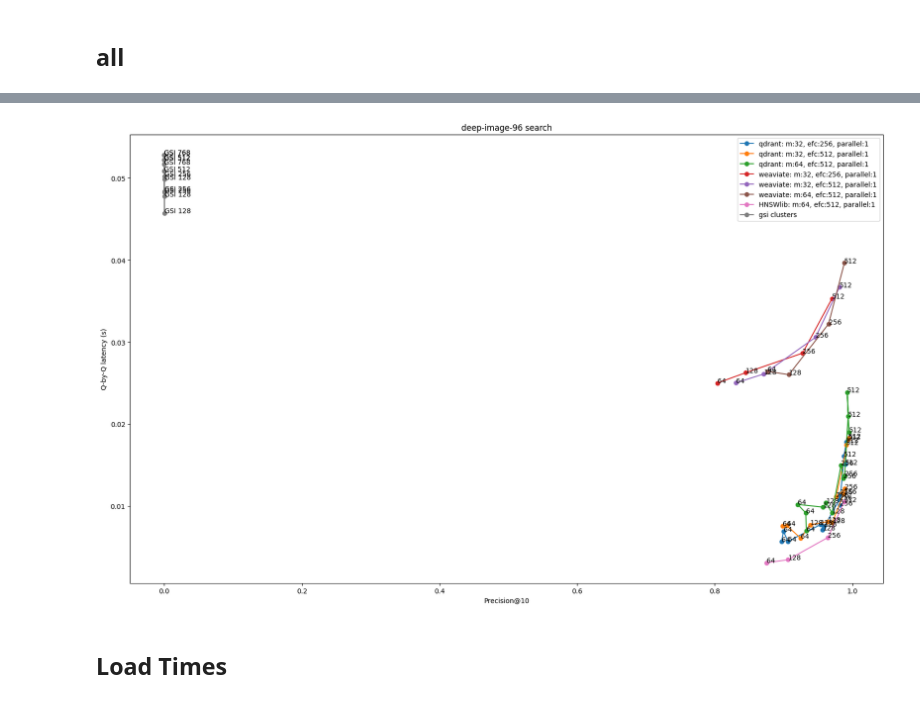
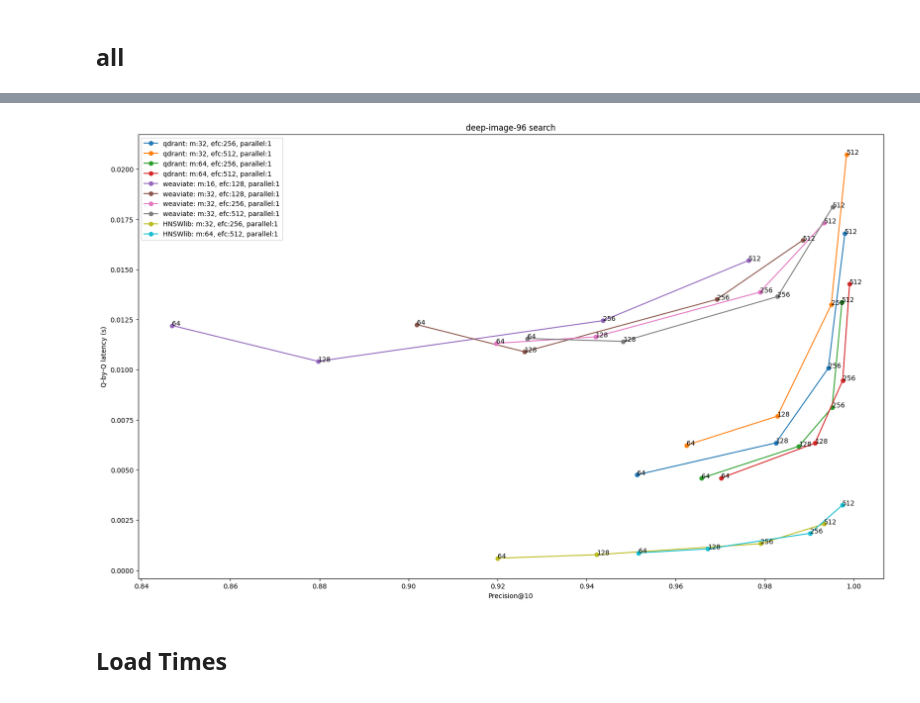
Before and after one commit to qdrant/vector-db-benchmark, a Jupyter notebook: results.ipynb, the cells around one changed output, grey strips where cells are left out. Drawn from its saved outputs; the diff is of its cells as text; code cells hidden in the pictures.

Commit message:
gsi search bug fix

```diff
--- a/results.ipynb
+++ b/results.ipynb
@@ -145,0 +149,23 @@ hnsw_df.to_csv('/mnt/nas1/vdbenchmark-results/hnswlib-df.csv')
+# %%
+parallels = [1]
+dim = 96
+
+qdrant_copy = qdrant_df.copy()
+qdrant_copy = qdrant_copy[(qdrant_copy.dim == dim) & (qdrant_copy.parallel.isin(parallels))]
+weav_copy = weav_df.copy()
+weav_copy = weav_copy[(weav_copy.dim == dim) & (weav_copy.parallel.isin(parallels))]
+# %%
+fig, ax = plt.subplots(figsize=(20,10))
+palette = sns.color_palette("light:b", 4)
+legend = []
+sns.lineplot(data=qdrant_copy, x="mean_precisions", y="mean_time", hue=qdrant_copy[["efc", "m"]].apply(tuple, axis=1), marker="o", palette=palette)
+for ef, x, y in zip(qdrant_copy.hnsw_ef, qdrant_copy.mean_precisions, qdrant_copy.mean_time):
+    plt.annotate(ef, (x, y))
+
+palette = sns.color_palette("dark:r", 4)
+sns.lineplot(data=weav_copy, x="mean_precisions", y="mean_time", hue=weav_copy[["efc", "m"]].apply(tuple, axis=1), marker="o", palette=palette)
+for ef, x, y in zip(weav_copy.ef, weav_copy.mean_precisions, weav_copy.mean_time):
+    plt.annotate(ef, (x, y))
+
+ax.legend()
+fig.show()
@@ -145,0 +184,13 @@ hnsw_df.to_csv('/mnt/nas1/vdbenchmark-results/hnswlib-df.csv')
+# %%
+fig, ax = plt.subplots(figsize=(20, 10))
+tmp = gsi_df.copy()
+search_type = "clusters"
+dim = 96
+x = tmp[(tmp.search_type == search_type) & (tmp.dim == dim)]
+plt.plot(x.mean_precisions, x.mean_time, '-o', label=f"gsi clusters")
+for s, x, y in zip(x.nbits, x.mean_precisions, x.mean_time):
+    plt.annotate(s, (x, y))
+ax.legend()
+ax.set_xlabel("recall@10")
+ax.set_ylabel("q-by-q latency (s)")
+fig.show()
@@ -415,7 +489,7 @@ fig, ax = plt.subplots(figsize=(20,12))
 # select parallels, dataset dimensions, and GSI search type
 parallels = [1] # 1, 2, 4, 8, 100
 dims = 96 # 25, 96, 100, 768, 960
-search_type = ["hnsw", "clusters"]
+search_type = [None]
 
 tmp_qdrant = qdrant_df.copy()
 tmp_qdrant = tmp_qdrant[(tmp_qdrant.dim == dims) & (tmp_qdrant.parallel.isin(parallels))]
@@ -450,35 +524,35 @@ for m, efc in weav_configs:
 
 for m, efc in hnsw_configs:
     for parallel in parallels:
         x = tmp_hnsw[(tmp_hnsw.m == m) & (tmp_hnsw.efc == efc) & (tmp_hnsw.parallel == parallel)]
         plt.plot(x.mean_precisions, x.mean_time, '-o', label = f"HNSWlib: m:{m}, efc:{efc}, parallel:{parallel}")
         for a, b, c in zip(x.ef, x.mean_precisions, x.mean_time):
             plt.annotate(a, (b,c))
 
 if "flat" in search_type:
     x = tmp_gsi[tmp_gsi.search_type == "flat"]
     plt.plot(x.mean_precisions, x.mean_time, '-o', label = f"gsi flat")
     for a, b, c in zip(x.nbits, x.mean_precisions, x.mean_time):
         plt.annotate(a, (b,c))
 if "hnsw" in search_type:
     for m, efc in gsi_configs:
         x = tmp_gsi[(tmp_gsi.m == m) & (tmp_gsi.efc == efc)]
         plt.plot(x.mean_precisions, x.mean_time, '-o', label=f"gsi hnsw: m{m}, efc:{efc}")
         for a, b, c in zip(x.ef, x.mean_precisions, x.mean_time):
-            plt.annotate(a, (b,c))
+            plt.annotate(f"GSI {a}", (b,c))
 if "clusters" in search_type:
     x = tmp_gsi[tmp_gsi.search_type == "clusters"]
     plt.plot(x.mean_precisions, x.mean_time, '-o', label = f"gsi clusters")
     for a, b, c in zip(x.nbits, x.mean_precisions, x.mean_time):
         plt.annotate(f"GSI {a}", (b, c))
 
 ax.legend()
 ax.set_title("deep-image-96 search")
 ax.set_xlabel("Precision@10")
 ax.set_ylabel("Q-by-Q latency (s)")
 fig.show()
 # %% [output]
-[figure, old version]
+[figure, new version]
 # %% [markdown]
 ## Load Times
 # %%
```
Also changed, not shown: parts of 6 cells of this notebook, 5 other files.
